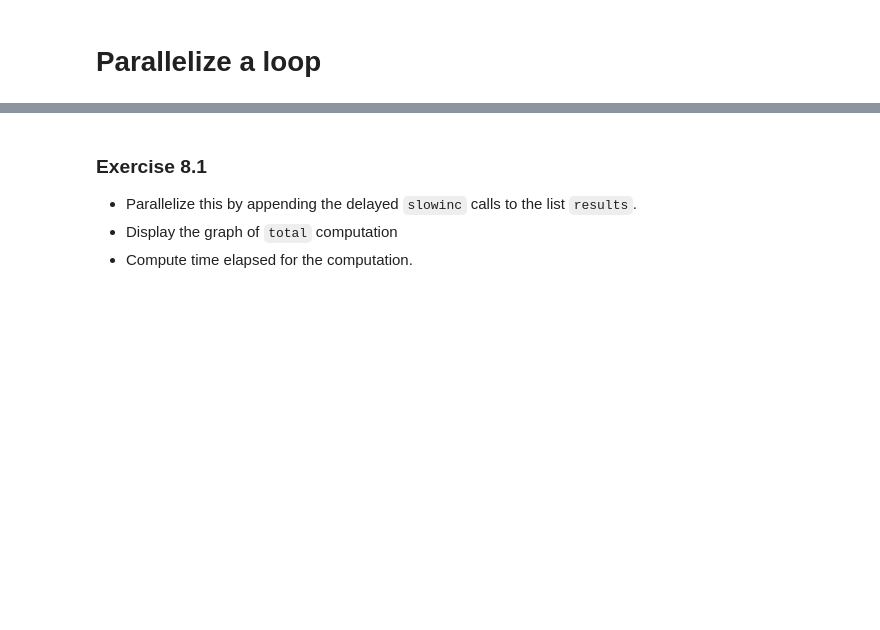
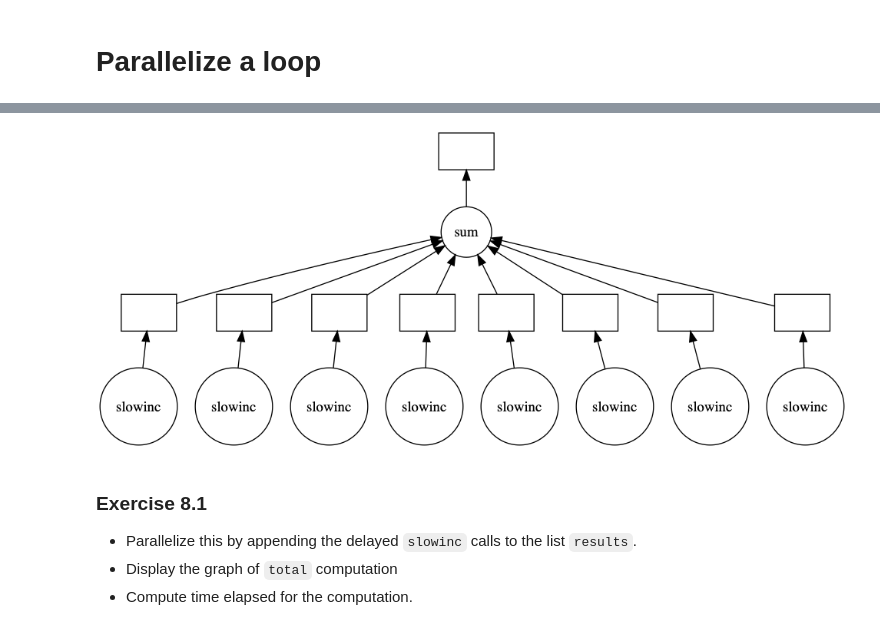
Before and after one commit to ABommel/big-data, a Jupyter notebook: notebooks/08.DaskDelayed.ipynb, the cells around one changed output, grey strips where cells are left out. Drawn from its saved outputs; the diff is of its cells as text; code cells hidden in the pictures; blank space fills up the shorter version.

```diff
--- a/notebooks/08.DaskDelayed.ipynb
+++ b/notebooks/08.DaskDelayed.ipynb
@@ -81,3 +95,7 @@ from dask import delayed
+# %%
+total.visualize()
+# %% [output]
+[figure, added]
 # %% [markdown]
 ### Exercise 8.1
 
```
Also changed, not shown: parts of 16 cells of this notebook.
